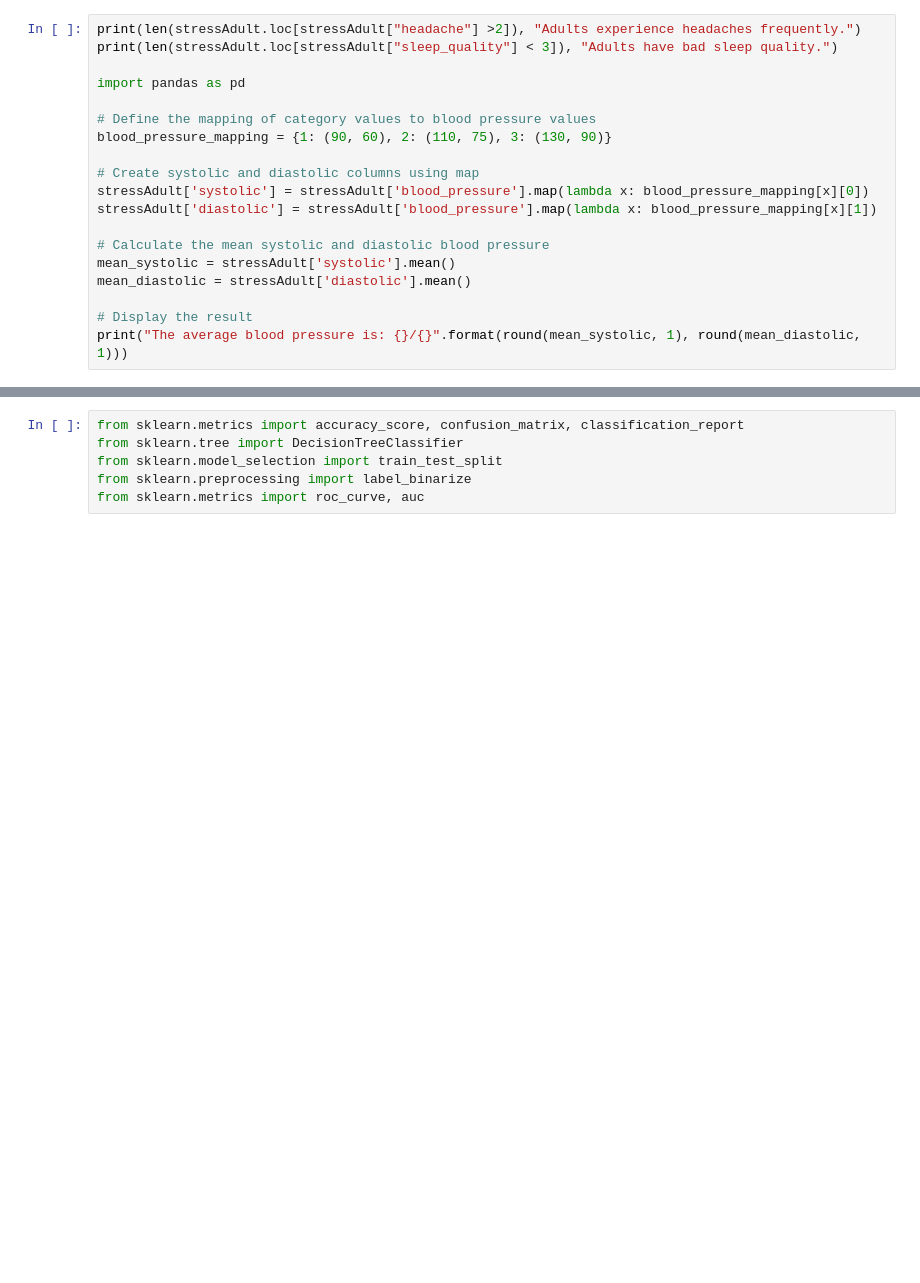
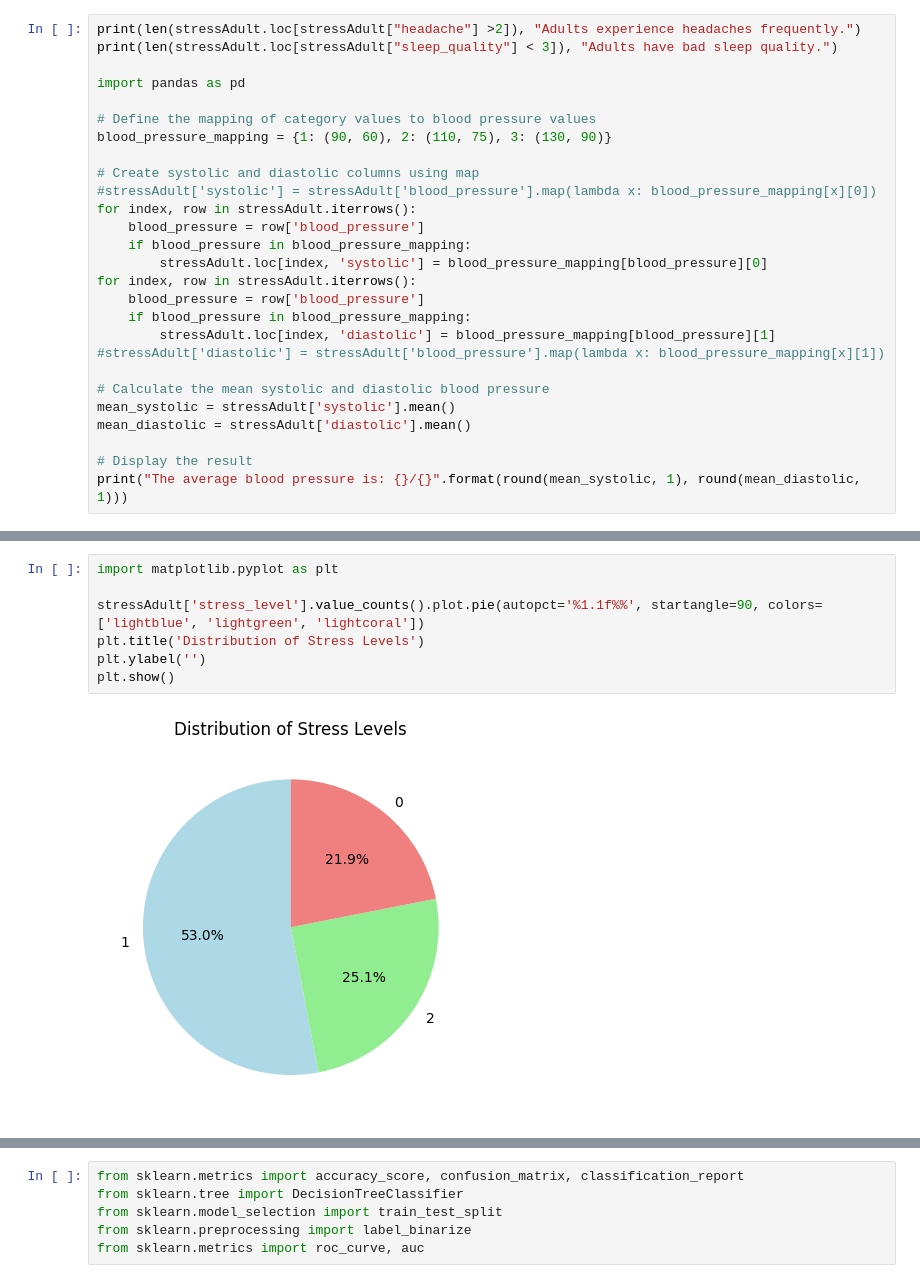
Before and after one commit to ujjawal-kumar17/Stress-Analysis, a Jupyter notebook: Adult_stress.ipynb, the cells around one changed output, grey strips where cells are left out. Saved outputs shown, nothing was run; the diff lists cells and outputs as text; blank space fills up the shorter version.

```diff
--- a/Adult_stress.ipynb
+++ b/Adult_stress.ipynb
@@ -39,8 +52,16 @@ import pandas as pd
 blood_pressure_mapping = {1: (90, 60), 2: (110, 75), 3: (130, 90)}
 
 # Create systolic and diastolic columns using map
-stressAdult['systolic'] = stressAdult['blood_pressure'].map(lambda x: blood_pressure_mapping[x][0])
-stressAdult['diastolic'] = stressAdult['blood_pressure'].map(lambda x: blood_pressure_mapping[x][1])
+#stressAdult['systolic'] = stressAdult['blood_pressure'].map(lambda x: blood_pressure_mapping[x][0])
+for index, row in stressAdult.iterrows():
+    blood_pressure = row['blood_pressure']
+    if blood_pressure in blood_pressure_mapping:
+        stressAdult.loc[index, 'systolic'] = blood_pressure_mapping[blood_pressure][0]
+for index, row in stressAdult.iterrows():
+    blood_pressure = row['blood_pressure']
+    if blood_pressure in blood_pressure_mapping:
+        stressAdult.loc[index, 'diastolic'] = blood_pressure_mapping[blood_pressure][1]
+#stressAdult['diastolic'] = stressAdult['blood_pressure'].map(lambda x: blood_pressure_mapping[x][1])
 
 # Calculate the mean systolic and diastolic blood pressure
 mean_systolic = stressAdult['systolic'].mean()
@@ -199,0 +276,9 @@ print("In social variables", round(correl.iloc[-1:,16:20].abs().max(),2).index.m
+# %%
+import matplotlib.pyplot as plt
+
+stressAdult['stress_level'].value_counts().plot.pie(autopct='%1.1f%%', startangle=90, colors=['lightblue', 'lightgreen', 'lightcoral'])
+plt.title('Distribution of Stress Levels')
+plt.ylabel('')
+plt.show()
+# %% [output]
+[figure, added]
```
Also changed, not shown: parts of 66 cells of this notebook.
